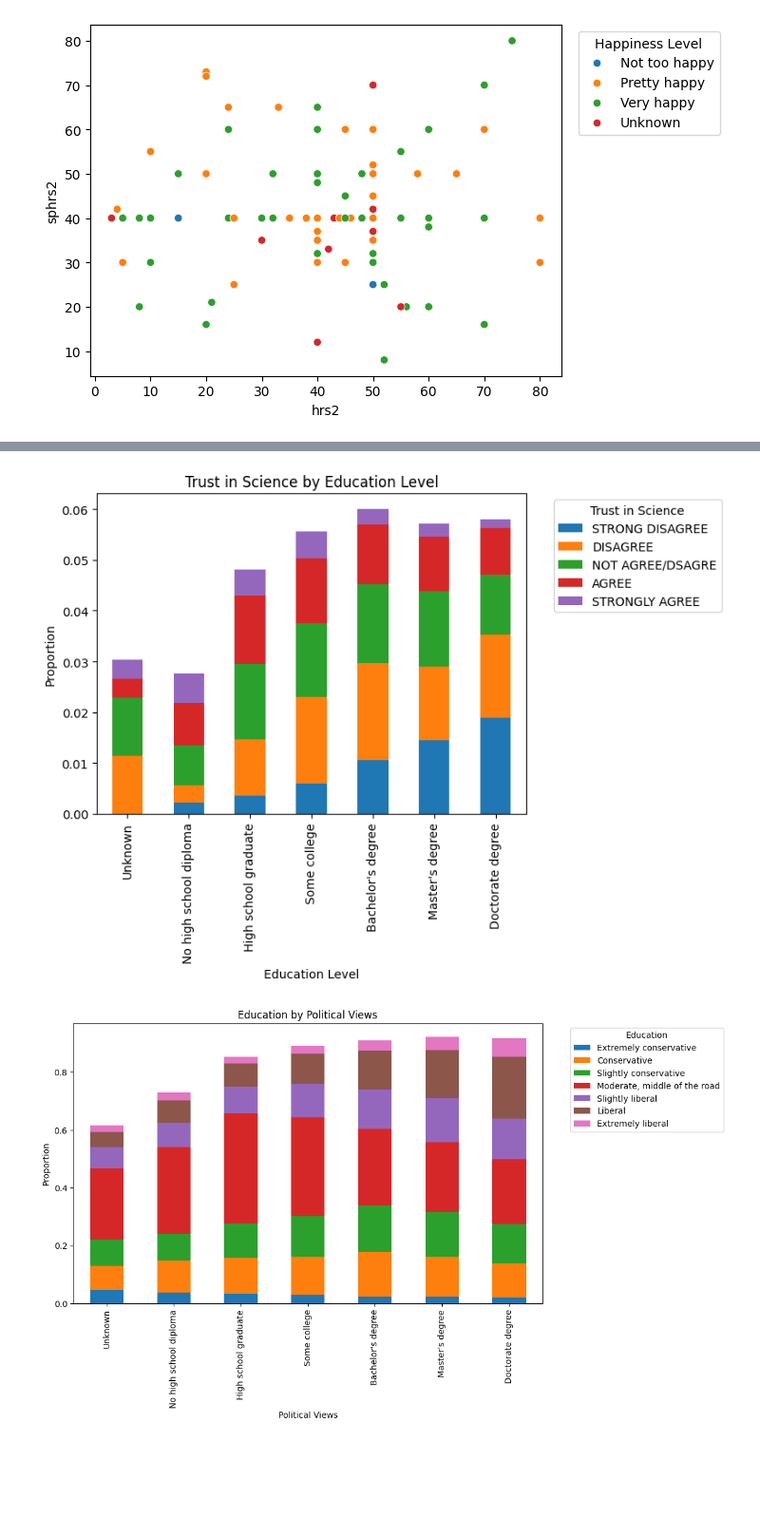
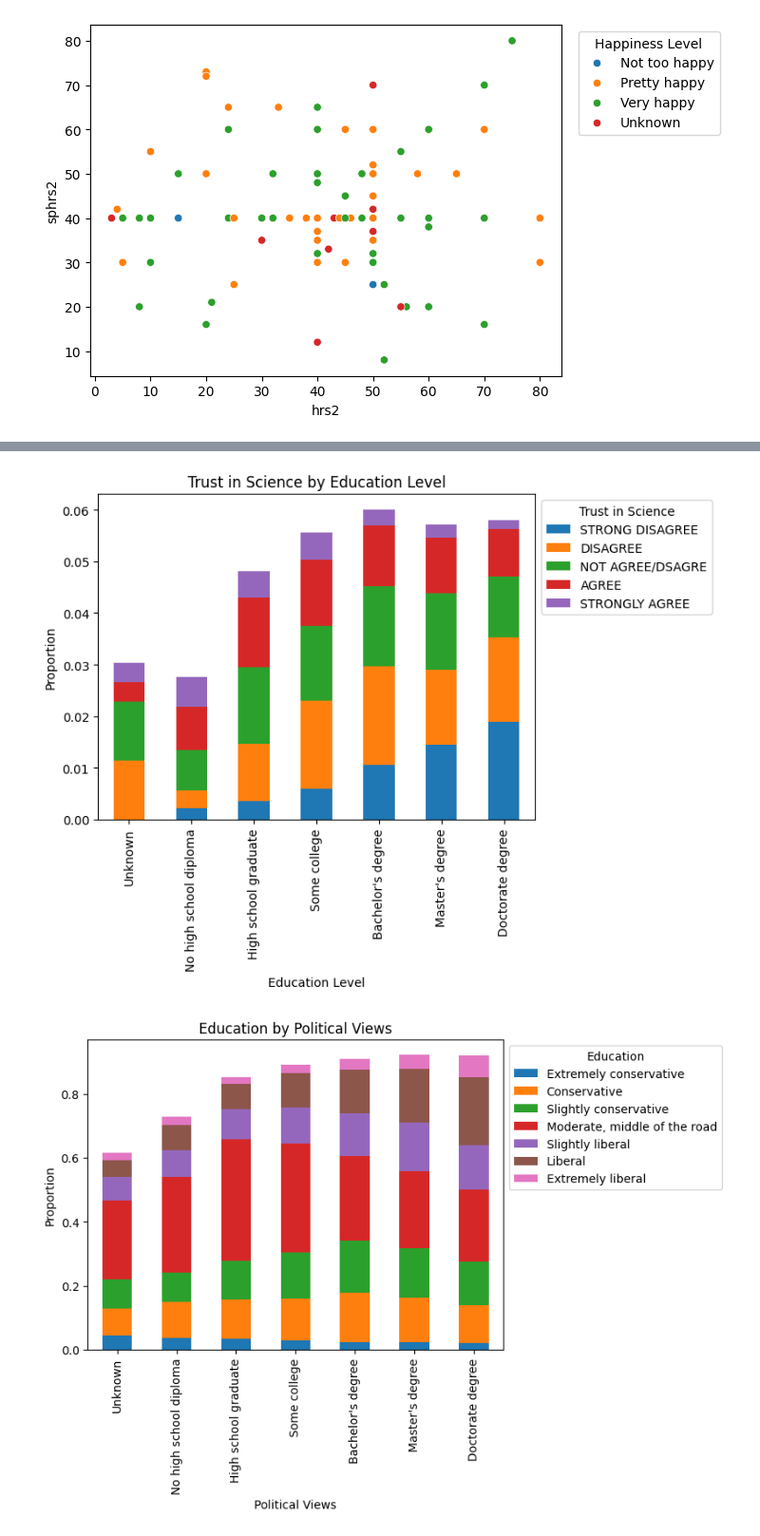
Before and after one commit to ashleynguyen04/EDA, a Jupyter notebook: lab/gss.ipynb, the cells around one changed output, grey strips where cells are left out. Shown at 95% size. Cells and saved outputs as stored; diff of their text form; code cells hidden in the pictures; blank space fills up the shorter version.

```diff
--- a/lab/gss.ipynb
+++ b/lab/gss.ipynb
@@ -233,24 +233,24 @@ cross_tab2.plot(kind='bar', stacked=True)
 plt.title("Trust in Science by Education Level")
 plt.xlabel("Education Level")
 plt.ylabel("Proportion")
-plt.legend(title="Trust in Science", bbox_to_anchor=(1.05, 1), loc='upper left')
+plt.legend(title="Trust in Science", bbox_to_anchor=(1, 1), loc='upper left')
 plt.show()
 # %% [output]
-[figure, old version]
+[figure, new version]
 # %%
 #educ vs polviews
 cross_tab3 = pd.crosstab(df['educ'], df['polviews'], normalize='index')
 edu_order = ['Unknown','No high school diploma','High school graduate','Some college','Bachelor\'s degree','Master\'s degree','Doctorate degree']
 cross_tab3 = cross_tab3.reindex(edu_order)
 polviews_order = ['Unknown','Extremely conservative','Conservative','Slightly conservative','Moderate, middle of the road','Slightly liberal','Liberal','Extremely liberal']
 cross_tab3 = cross_tab3[polviews_order]
 if 'Unknown' in cross_tab3.columns: #remove unknowns from columns b/c was making graph disproportionate
   cross_tab3 = cross_tab3.drop(columns=['Unknown'])
-cross_tab3.plot(kind='bar', stacked=True, figsize=(10,6))
+cross_tab3.plot(kind='bar', stacked=True)
 plt.title("Education by Political Views")
 plt.xlabel("Political Views")
 plt.ylabel("Proportion")
-plt.legend(title="Education", bbox_to_anchor=(1.05, 1), loc='upper left')
+plt.legend(title="Education", bbox_to_anchor=(1, 1), loc='upper left')
 plt.show()
 # %% [output]
-[figure, old version]
+[figure, new version]
```
Also changed, not shown: parts of 1 cell of this notebook.
